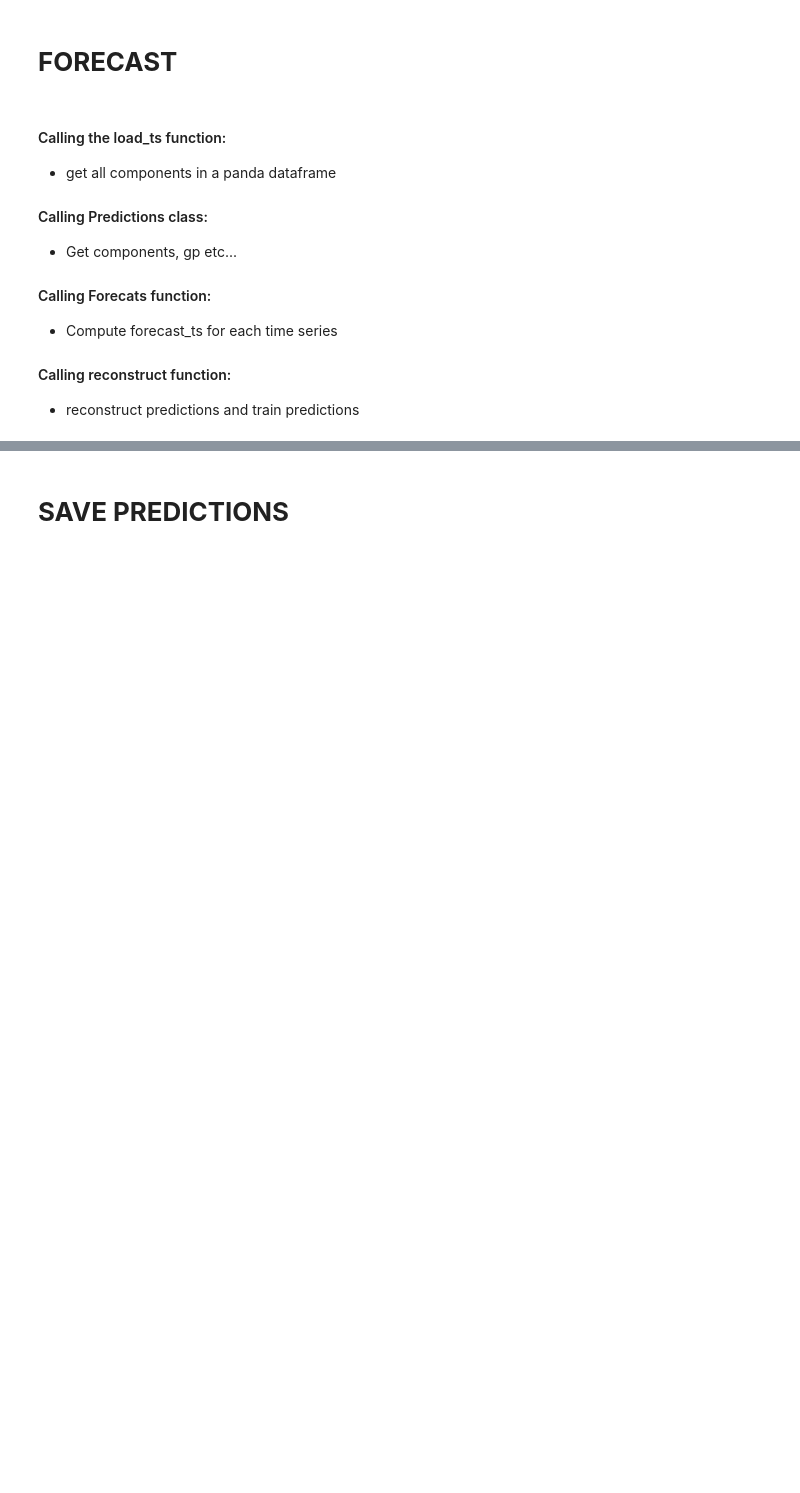
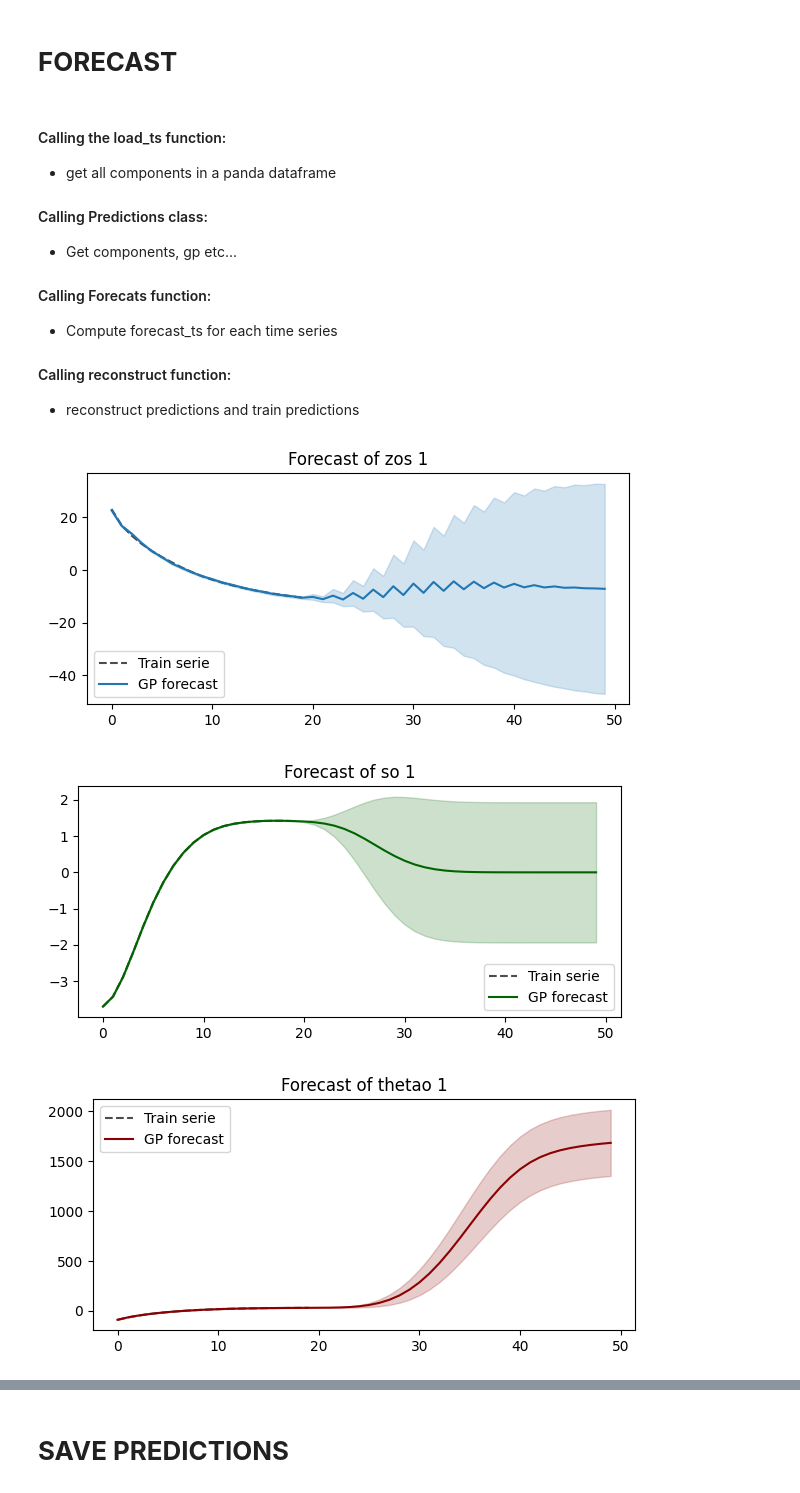
Before and after one commit to m2lines/Spinup-NEMO, a Jupyter notebook: Notebooks/Jumper.ipynb, the cells around one changed output, grey strips where cells are left out. Cells and saved outputs as stored; diff of their text form; code cells hidden in the pictures; blank space fills up the shorter version.

```diff
--- a/Notebooks/Jumper.ipynb
+++ b/Notebooks/Jumper.ipynb
@@ -241,15 +267,21 @@ ts_thetao = Predictions("thetao",df_thetao,infos_thetao)
 # %%
 import random
 random.seed(100)
-comp,train_len,steps=1,len(ts_zos),30#,20#len(ts_zos),30
+# comp,train_len,steps=1,len(ts_zos),30#,20#len(ts_zos),30
+comp,train_len,steps=1,len(ts_zos),steps#,20#len(ts_zos),30
+
 
 hat_zos,    std_zos,    metrics_zos    = ts_zos.forecast_ts(comp,train_len,steps)
 hat_so,     std_so,     metrics_so     = ts_so.forecast_ts(comp,train_len,steps)
 hat_thetao, std_thetao, metrics_thetao = ts_thetao.forecast_ts(comp,train_len,steps)
 
 ts_zos.show(comp,hat_zos,std_zos,train_len)
 ts_so.show(comp,hat_so,std_so,train_len,color="darkgreen")
 ts_thetao.show(comp,hat_thetao,std_thetao,train_len,color="darkred")
+# %% [output]
+[figure, added]
+[figure, added]
+[figure, added]
 # %%
 hat_zos,    hat_std_zos,    metrics = ts_zos.Forecast(train_len,steps)
 hat_so,     hat_std_so,     metrics = ts_so.Forecast(train_len,steps)
```
Also changed, not shown: parts of 26 cells of this notebook.
